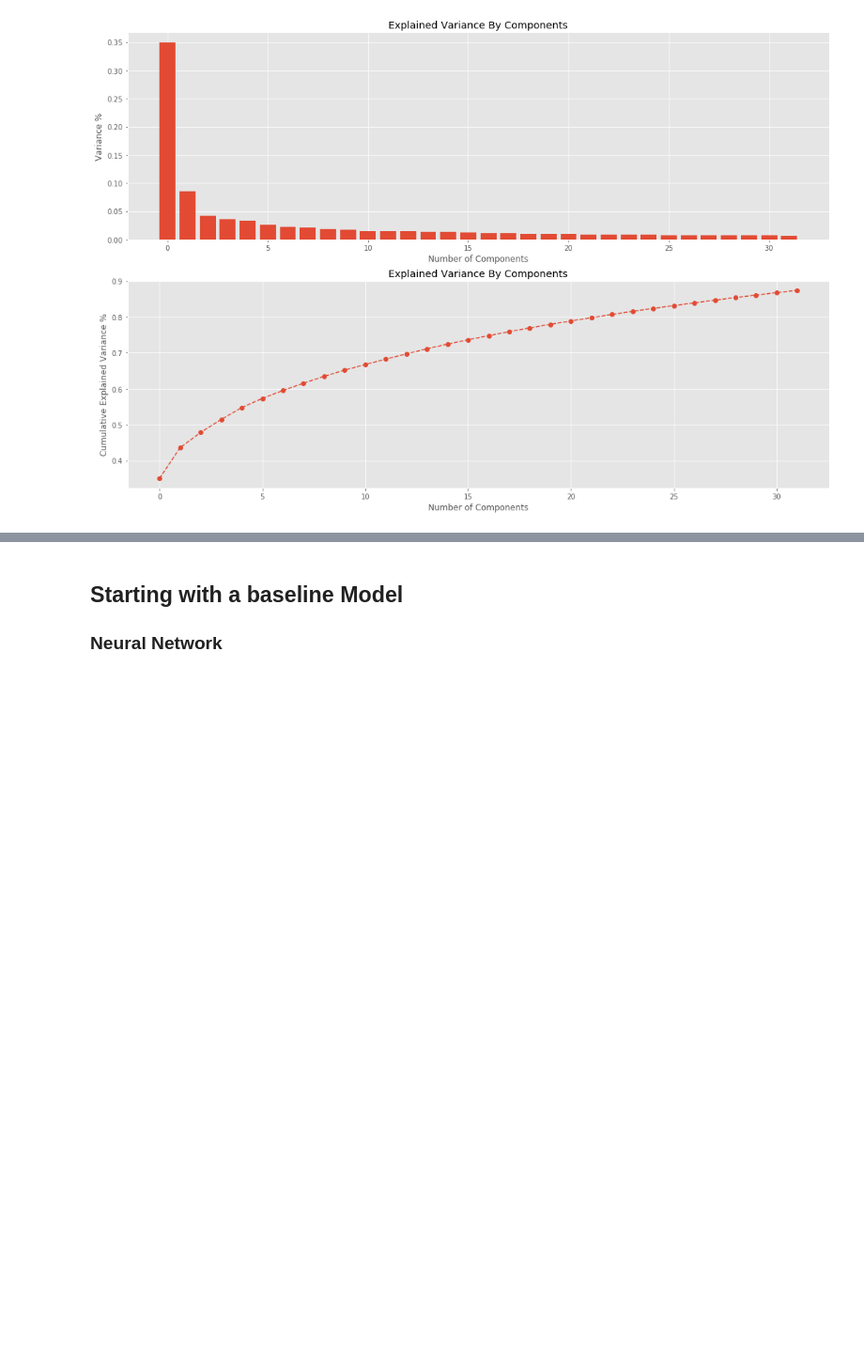
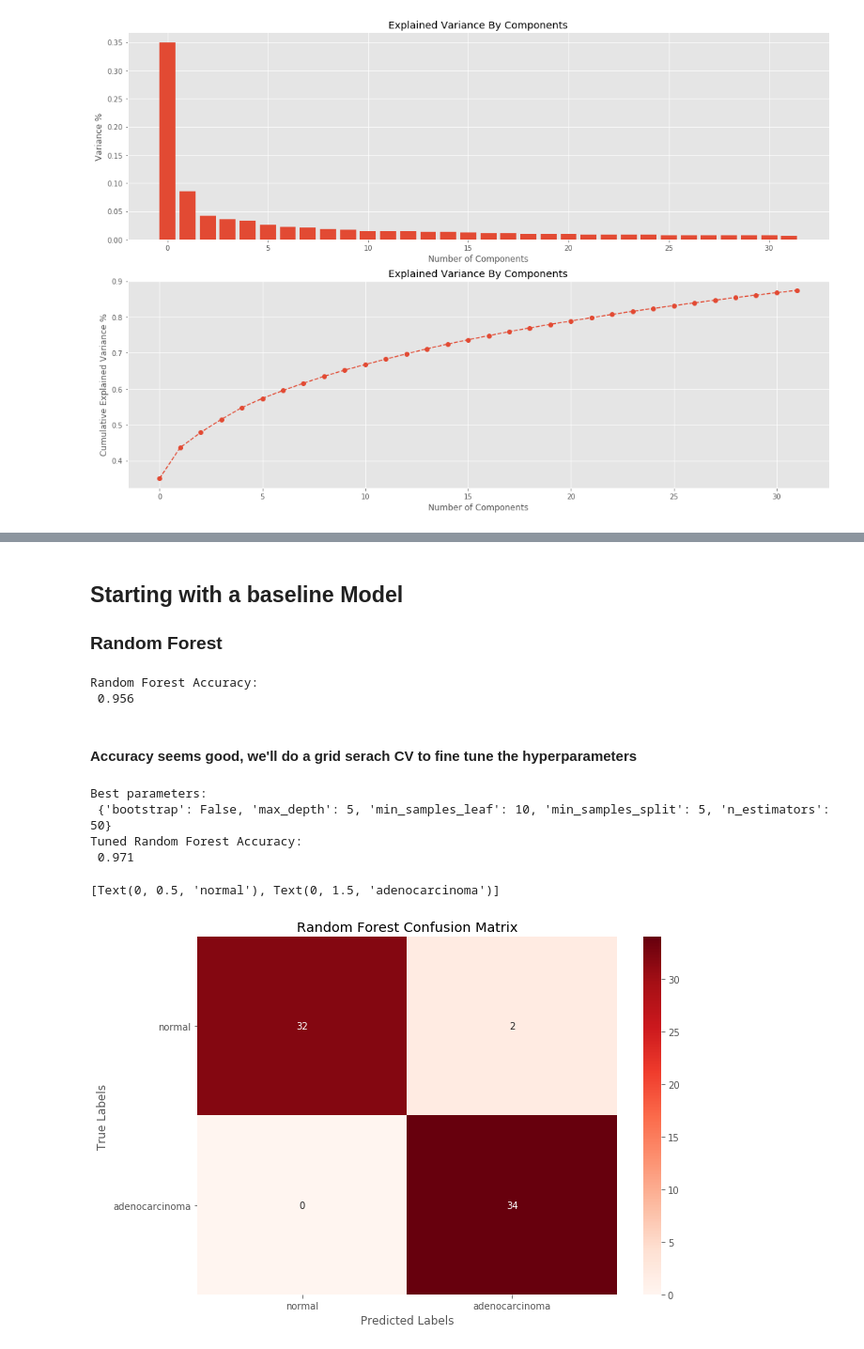
Before and after one commit to phamc4/Genetic_Diagnosis, a Jupyter notebook: Model_Comparisons.ipynb, the cells around one changed output, grey strips where cells are left out. Shown at 94% size. Cells and saved outputs as stored; diff of their text form; code cells hidden in the pictures; blank space fills up the shorter version.

Commit message:
Add random forest

```diff
--- a/Model_Comparisons.ipynb
+++ b/Model_Comparisons.ipynb
@@ -112,4 +113,59 @@ plotly.offline.iplot(fig)
 # %% [markdown]
 ## Starting with a baseline Model
 
-### Neural Network
+### Random Forest
+# %%
+rfmodel = RandomForestClassifier(n_estimators=100, criterion='entropy')
+
+rfmodel.fit(X_train, y_train)
+
+rf_pred = rfmodel.predict(X_test)
+
+rf_accuracy = round(accuracy_score(y_test, rf_pred), 3)
+print('Random Forest Accuracy:\n', rf_accuracy)
+# %% [output]
+Random Forest Accuracy:
+ 0.956
+# %% [markdown]
+#### Accuracy seems good, we'll do a grid serach CV to fine tune the hyperparameters
+# %%
+rf_grid_param = {'bootstrap':[False, True],
+                'n_estimators': [50,100,150,200,250,500],
+                'max_depth': [5,10,15,20,25,30,35],
+                'min_samples_split': [5,10,15],
+                'min_samples_leaf': [10,15,20,25]}
+
+rf_estimator = RandomForestClassifier()
+
+rf_model = GridSearchCV(estimator=rf_estimator, param_grid=rf_grid_param, cv=5, scoring='accuracy', n_jobs=-1)
+
+rf_model.fit(X_train, y_train)
+
+rf_best = rf_model.best_estimator_
+# %%
+print('Best parameters:\n', rf_model.best_params_)
+
+rf_pred = rf_best.predict(X_test)
+
+print('Tuned Random Forest Accuracy:\n', round(accuracy_score(y_test, rf_pred), 3))
+rf_cm = confusion_matrix(y_test, rf_pred)
+
+fig, ax = plt.subplots(figsize=(10,7))
+
+sns.heatmap(rf_cm, annot=True, ax = ax, cmap='Reds')
+
+#Set axes labels
+ax.set_title('Random Forest Confusion Matrix')
+ax.set_ylabel('True Labels')
+ax.set_xlabel('Predicted Labels')
+
+#Set tick labels
+ax.xaxis.set_ticklabels(target_labels)
+ax.yaxis.set_ticklabels(target_labels, rotation=360)
+# %% [output]
+Best parameters:
+ {'bootstrap': False, 'max_depth': 5, 'min_samples_leaf': 10, 'min_samples_split': 5, 'n_estimators': 50}
+Tuned Random Forest Accuracy:
+ 0.971
+[Text(0, 0.5, 'normal'), Text(0, 1.5, 'adenocarcinoma')]
+[figure, added]
```
Also changed, not shown: parts of 1 cell of this notebook.
